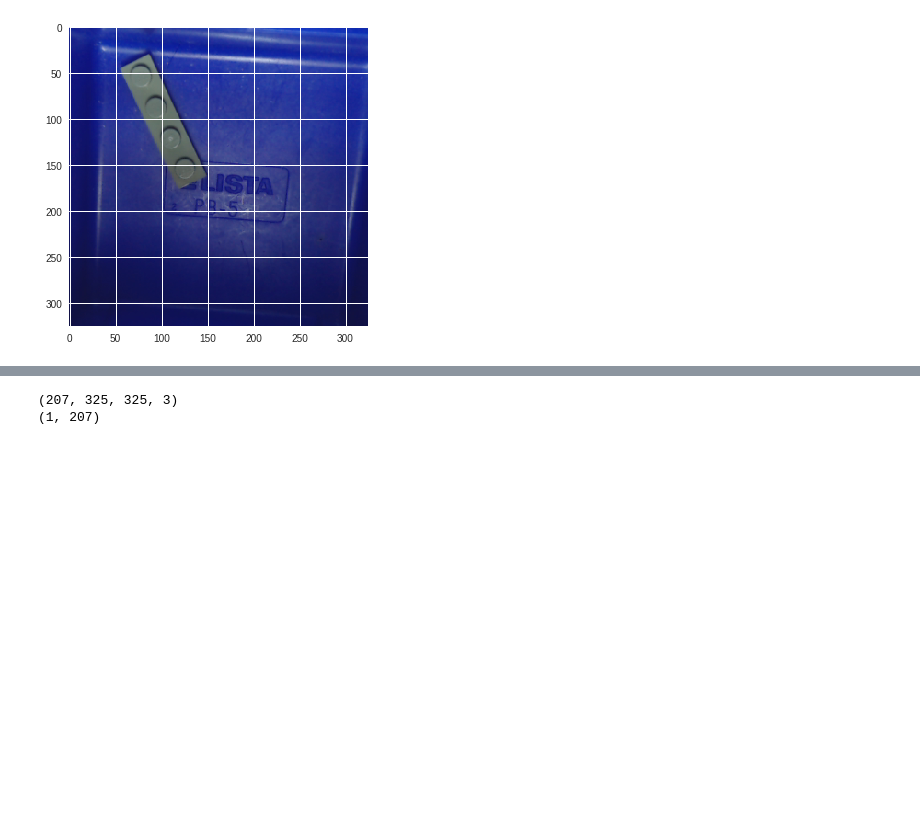
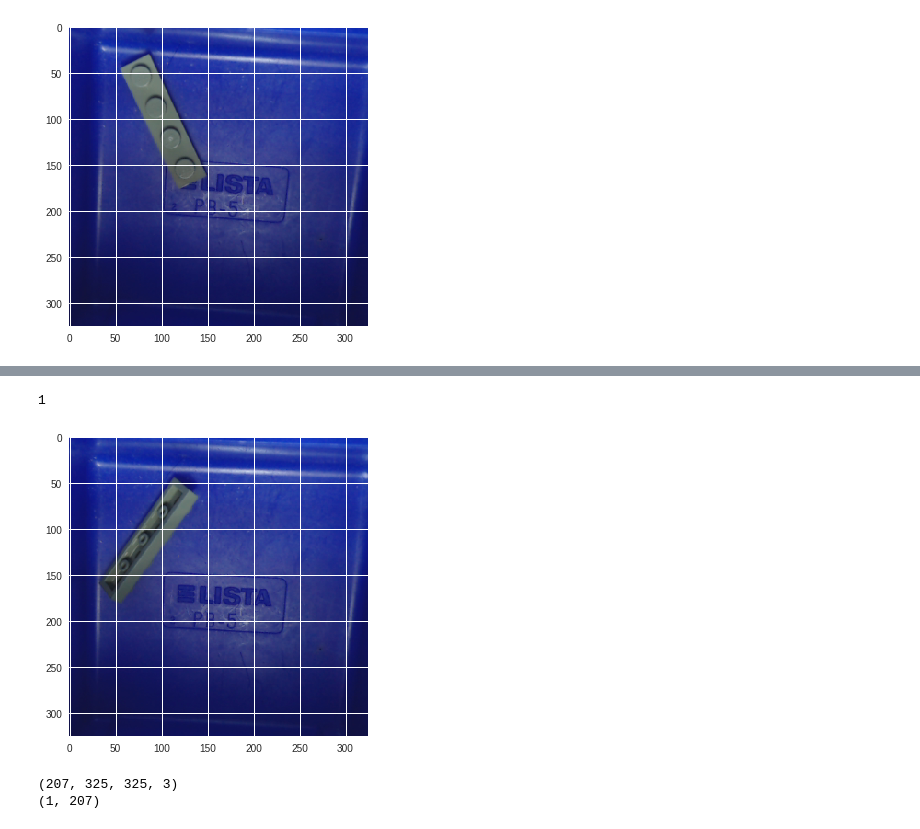
Before and after one commit to tylerlum/Tray_Image_Classifier_A, a Jupyter notebook: ReadData.ipynb, the cells around one changed output, grey strips where cells are left out. Saved outputs shown, nothing was run; the diff lists cells and outputs as text; code cells hidden in the pictures; blank space fills up the shorter version.

```diff
--- a/ReadData.ipynb
+++ b/ReadData.ipynb
@@ -181,3 +218,10 @@ print(Y_train[0, 60])
+# %%
+index = 155
+plt.imshow(X_train[index])
+print(Y_train[0, index])
+# %% [output]
+1
+[figure, added]
 # %%
 print(X_train.shape)
 print(Y_train.shape)
```
Also changed, not shown: parts of 7 cells of this notebook.
